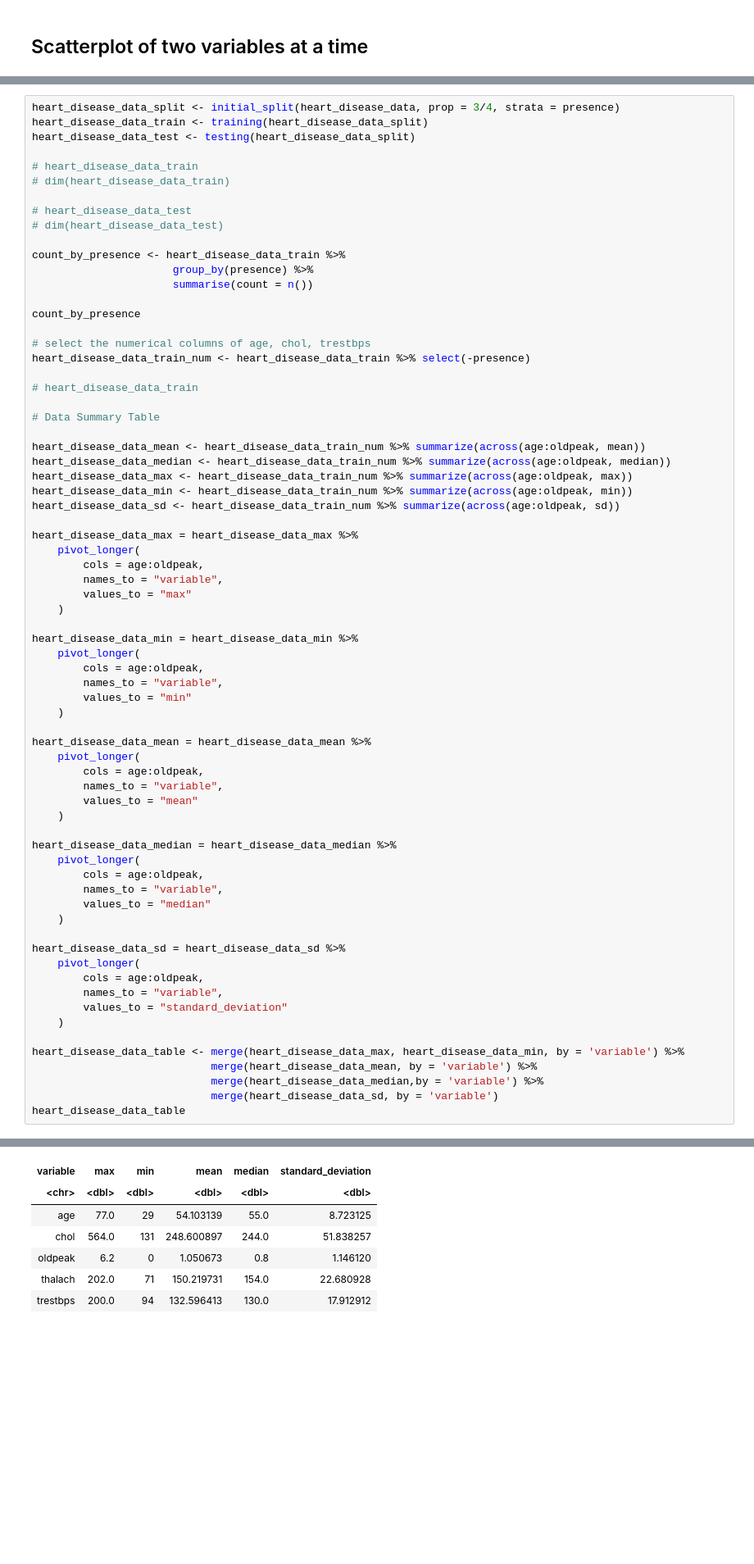
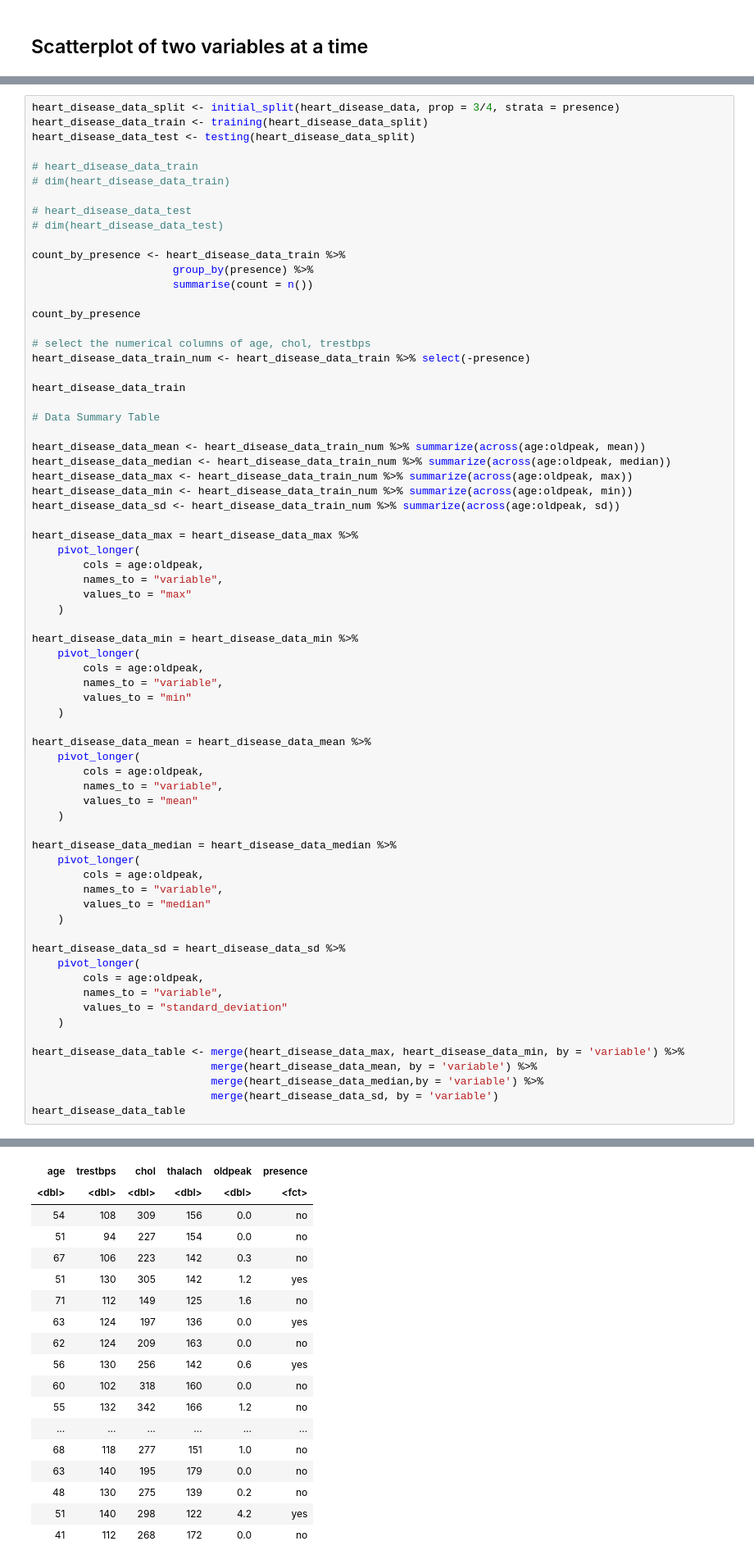
Before and after one commit to tashijain/DSCI100GroupProject, a Jupyter notebook: group_project_report.ipynb, the cells around one changed output, grey strips where cells are left out. Shown at 82% size. Cells and saved outputs as stored; diff of their text form; blank space fills up the shorter version.

```diff
--- a/group_project_report.ipynb
+++ b/group_project_report.ipynb
@@ -403,7 +355,7 @@ count_by_presence
 # select the numerical columns of age, chol, trestbps
 heart_disease_data_train_num <- heart_disease_data_train %>% select(-presence)
 
-# heart_disease_data_train
+heart_disease_data_train
 
 # Data Summary Table
 
@@ -464,7 +416,18 @@ A data.frame: 5 × 6
-| variable | max | min | mean | median | standard_deviation |
-| <chr> | <dbl> | <dbl> | <dbl> | <dbl> | <dbl> |
-| age | 77.0 | 29 | 54.103139 | 55.0 | 8.723125 |
-| chol | 564.0 | 131 | 248.600897 | 244.0 | 51.838257 |
-| oldpeak | 6.2 | 0 | 1.050673 | 0.8 | 1.146120 |
-| thalach | 202.0 | 71 | 150.219731 | 154.0 | 22.680928 |
-| trestbps | 200.0 | 94 | 132.596413 | 130.0 | 17.912912 |
+| age | trestbps | chol | thalach | oldpeak | presence |
+| <dbl> | <dbl> | <dbl> | <dbl> | <dbl> | <fct> |
+| 54 | 108 | 309 | 156 | 0.0 | no |
+| 51 | 94 | 227 | 154 | 0.0 | no |
+| 67 | 106 | 223 | 142 | 0.3 | no |
+| 51 | 130 | 305 | 142 | 1.2 | yes |
+| 71 | 112 | 149 | 125 | 1.6 | no |
+| 63 | 124 | 197 | 136 | 0.0 | yes |
+| 62 | 124 | 209 | 163 | 0.0 | no |
+| 56 | 130 | 256 | 142 | 0.6 | yes |
+| 60 | 102 | 318 | 160 | 0.0 | no |
+| 55 | 132 | 342 | 166 | 1.2 | no |
+| ... | ... | ... | ... | ... | ... |
+| 68 | 118 | 277 | 151 | 1.0 | no |
+| 63 | 140 | 195 | 179 | 0.0 | no |
+| 48 | 130 | 275 | 139 | 0.2 | no |
+| 51 | 140 | 298 | 122 | 4.2 | yes |
+| 41 | 112 | 268 | 172 | 0.0 | no |
```
Also changed, not shown: parts of 13 cells of this notebook.
